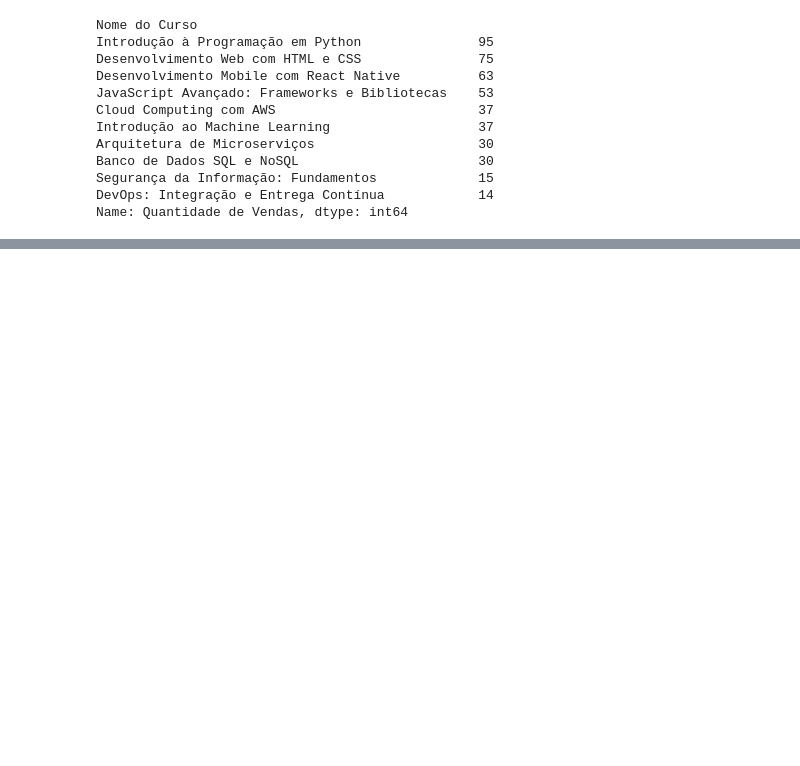
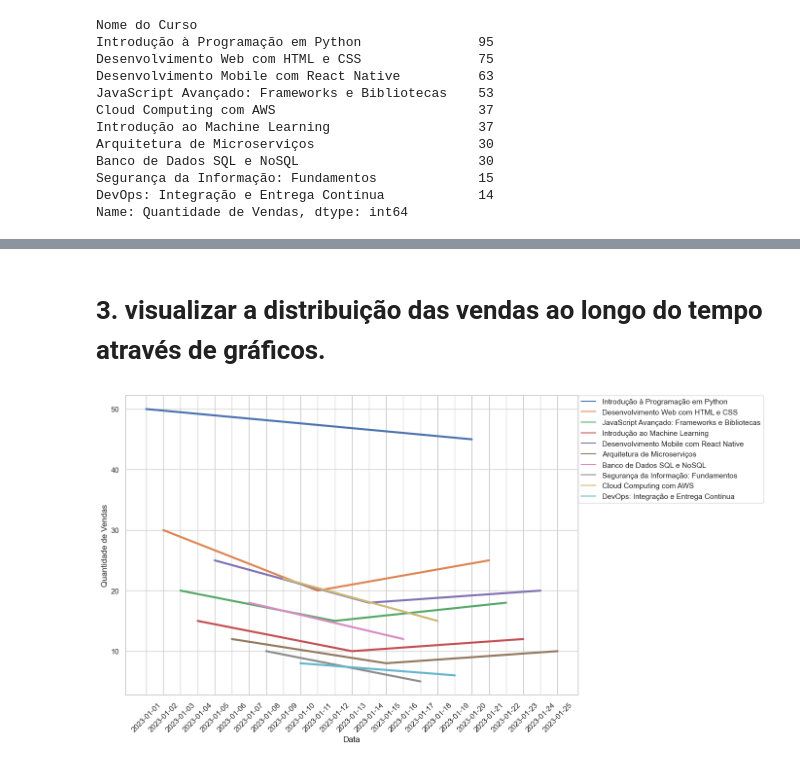
Before and after one commit to BrunoTDamiao/trilhaDadosJR, a Jupyter notebook: AnaliseDeVendasCursos.ipynb, the cells around one changed output, grey strips where cells are left out. Cells and saved outputs as stored; diff of their text form; code cells hidden in the pictures; blank space fills up the shorter version.

```diff
--- a/AnaliseDeVendasCursos.ipynb
+++ b/AnaliseDeVendasCursos.ipynb
@@ -84,0 +122,13 @@ Name: Quantidade de Vendas, dtype: int64
+# %% [markdown]
+# 3. visualizar a distribuição das vendas ao longo do tempo através de gráficos. <a name=3></a>
+# %%
+sns.set(style="whitegrid")
+plt.rc('figure', figsize=(12,8))
+plt.xticks(rotation=45)
+
+sns.lineplot(x='Data', y='Quantidade de Vendas', hue='Nome do Curso', data=df, linewidth=3)
+plt.savefig('analise_de_vendas')
+plt.legend(bbox_to_anchor=(1,1), loc=2, borderaxespad=0)
+plt.show()
+# %% [output]
+[figure, added]
```
Also changed, not shown: parts of 15 cells of this notebook, 3 other files.
